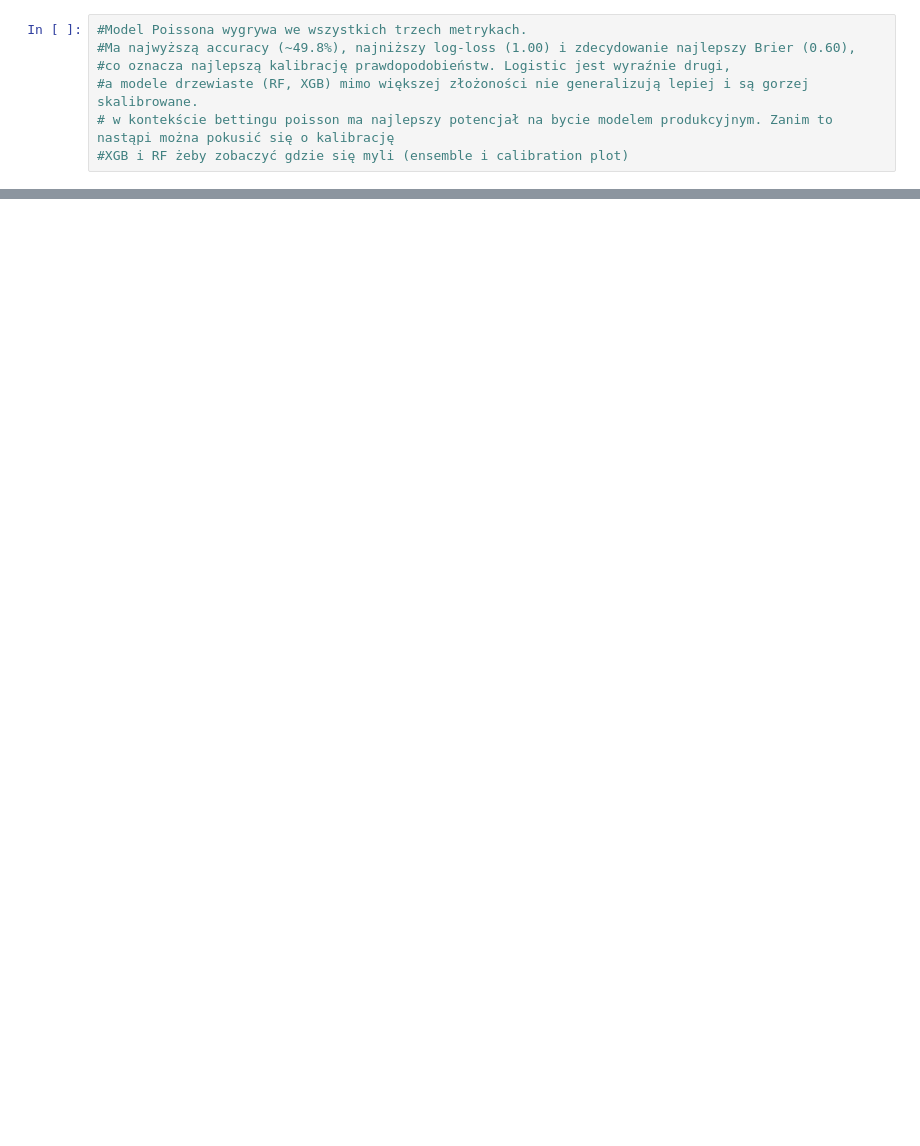
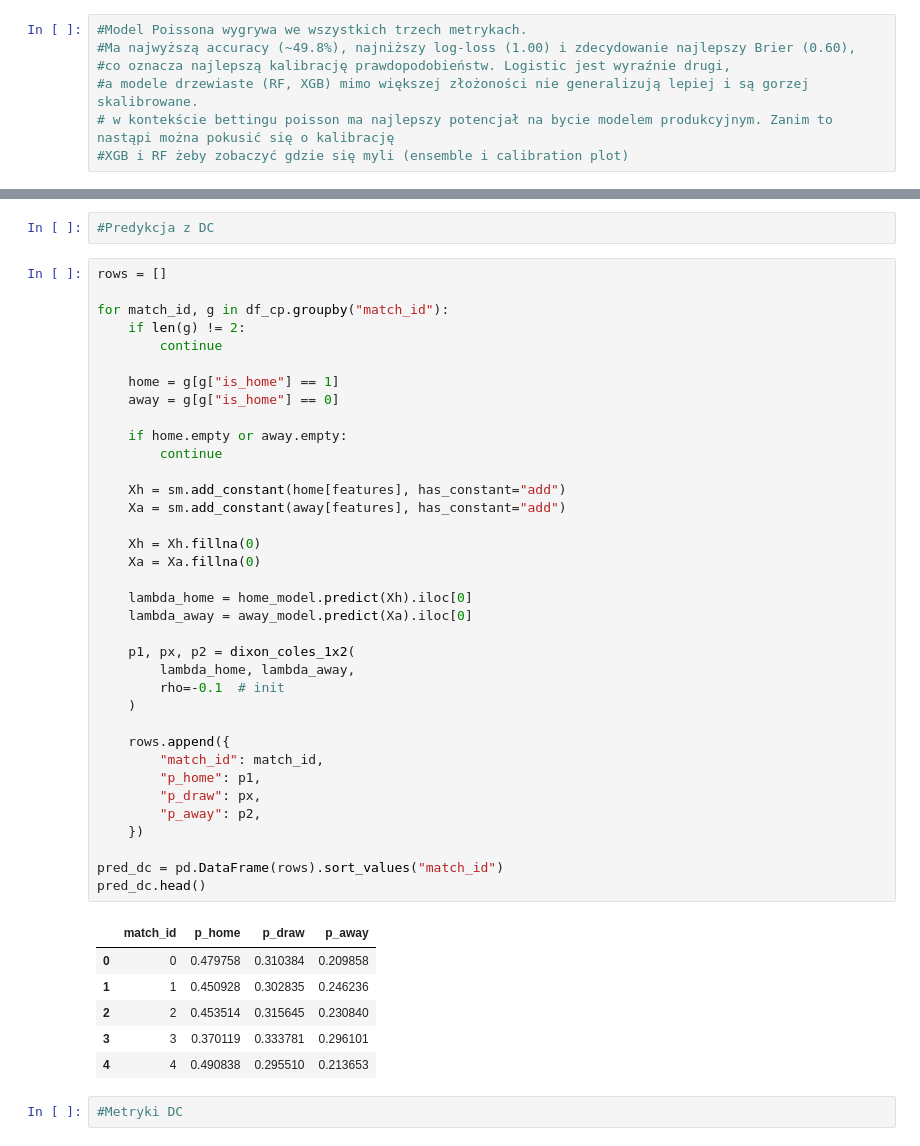
Before and after one commit to ant3k96/app-bet, a Jupyter notebook: notebooks/football_game_prediction_poisson_model_1X2_prob_conversion.ipynb, the cells around one changed output, grey strips where cells are left out. Drawn from its saved outputs; the diff is of its cells as text; blank space fills up the shorter version.

```diff
--- a/notebooks/football_game_prediction_poisson_model_1X2_prob_conversion.ipynb
+++ b/notebooks/football_game_prediction_poisson_model_1X2_prob_conversion.ipynb
@@ -511,0 +548,47 @@ plt.show()
+# %%
+#Predykcja z DC
+# %%
+rows = []
+
+for match_id, g in df_cp.groupby("match_id"):
+    if len(g) != 2:
+        continue
+
+    home = g[g["is_home"] == 1]
+    away = g[g["is_home"] == 0]
+
+    if home.empty or away.empty:
+        continue
+
+    Xh = sm.add_constant(home[features], has_constant="add")
+    Xa = sm.add_constant(away[features], has_constant="add")
+
+    Xh = Xh.fillna(0)
+    Xa = Xa.fillna(0)
+
+    lambda_home = home_model.predict(Xh).iloc[0]
+    lambda_away = away_model.predict(Xa).iloc[0]
+
+    p1, px, p2 = dixon_coles_1x2(
+        lambda_home, lambda_away,
+        rho=-0.1  # init
+    )
+
+    rows.append({
+        "match_id": match_id,
+        "p_home": p1,
+        "p_draw": px,
+        "p_away": p2,
+    })
+
+pred_dc = pd.DataFrame(rows).sort_values("match_id")
+pred_dc.head()
+# %% [output]
+|  | match_id | p_home | p_draw | p_away |
+| 0 | 0 | 0.479758 | 0.310384 | 0.209858 |
+| 1 | 1 | 0.450928 | 0.302835 | 0.246236 |
+| 2 | 2 | 0.453514 | 0.315645 | 0.230840 |
+| 3 | 3 | 0.370119 | 0.333781 | 0.296101 |
+| 4 | 4 | 0.490838 | 0.295510 | 0.213653 |
+# %%
+#Metryki DC
```
Also changed, not shown: parts of 19 cells of this notebook, 3 other files.
